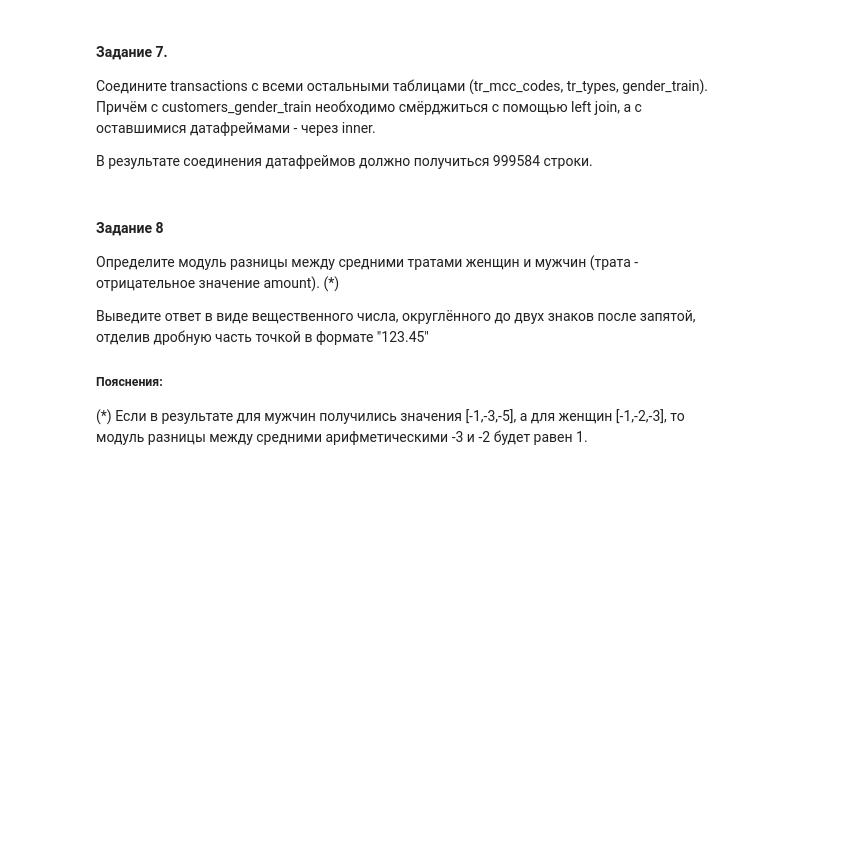
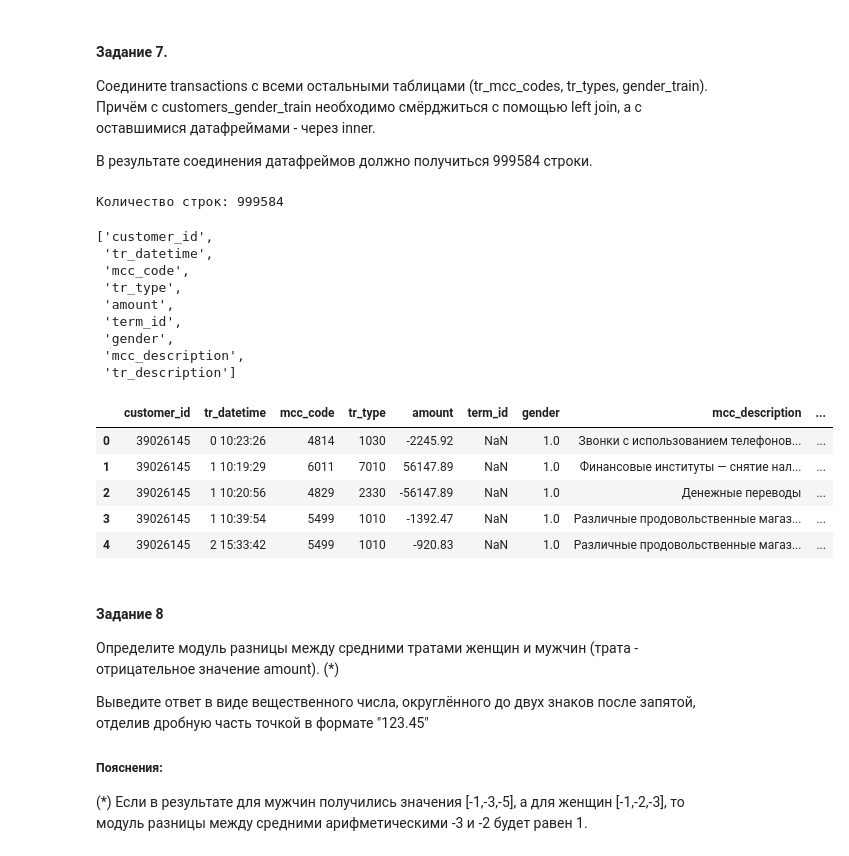
Before and after one commit to Kra7775-a/my, a Jupyter notebook: l3/tz/task_Pandas.ipynb, the cells around one changed output. Drawn from its saved outputs; the diff is of its cells as text; code cells hidden in the pictures; blank space fills up the shorter version.

```diff
--- a/l3/tz/task_Pandas.ipynb
+++ b/l3/tz/task_Pandas.ipynb
@@ -54,3 +179,18 @@ np.random.seed(242)
 # %% [markdown]
 ###***Информация для последующих заданий***
 - Для всех последующих заданий будем использовать обезличенные транзакционные банковские данные. Для этого считайте в переменные tr_mcc_codes, tr_types, transactions и gender_train из одноимённых таблиц из папки data. Для таблицы transactions используйте только первые n=1000000 строк. Обратите внимание на разделители внутри каждого из файлов - они могут различаться!
+# %%
+# Для последующих заданий — обезличенные транзакционные банковские данные.
+# Разделители внутри файлов различаются: в tr_types и tr_mcc_codes это ';',
+# в transactions и gender_train — ','. Из transactions берём первые n = 1 000 000 строк.
+N = 1_000_000
+
+transactions = pd.read_csv('./transactions.csv', nrows=N)
+tr_types = pd.read_csv('./tr_types.csv', sep=';')
+tr_mcc_codes = pd.read_csv('./tr_mcc_codes.csv', sep=';')
+gender_train = pd.read_csv('./gender_train.csv')
+
+for name, df in [('transactions', transactions), ('tr_types', tr_types),
+                 ('tr_mcc_codes', tr_mcc_codes), ('gender_train', gender_train)]:
+    print(name, df.shape)
+    display(df.head(3))
@@ -186,3 +420,30 @@ KeyError: 39026145
+# %%
+# gender_train — left join, tr_mcc_codes и tr_types — inner join
+joined = (transactions
+          .merge(gender_train, on='customer_id', how='left')
+          .merge(tr_mcc_codes, on='mcc_code', how='inner')
+          .merge(tr_types, on='tr_type', how='inner'))
+
+print('Количество строк:', len(joined))
+display(joined.columns.tolist())
+display(joined.head())
+# %% [output]
+Количество строк: 999584
+['customer_id',
+ 'tr_datetime',
+ 'mcc_code',
+ 'tr_type',
+ 'amount',
+ 'term_id',
+ 'gender',
+ 'mcc_description',
+ 'tr_description']
+|  | customer_id | tr_datetime | mcc_code | tr_type | amount | term_id | gender | mcc_description | ... |
+| 0 | 39026145 | 0 10:23:26 | 4814 | 1030 | -2245.92 | NaN | 1.0 | Звонки с использованием телефонов... | ... |
+| 1 | 39026145 | 1 10:19:29 | 6011 | 7010 | 56147.89 | NaN | 1.0 | Финансовые институты — снятие нал... | ... |
+| 2 | 39026145 | 1 10:20:56 | 4829 | 2330 | -56147.89 | NaN | 1.0 | Денежные переводы | ... |
+| 3 | 39026145 | 1 10:39:54 | 5499 | 1010 | -1392.47 | NaN | 1.0 | Различные продовольственные магаз... | ... |
+| 4 | 39026145 | 2 15:33:42 | 5499 | 1010 | -920.83 | NaN | 1.0 | Различные продовольственные магаз... | ... |
 # %% [markdown]
 #### **Задание 8**
 Определите модуль разницы между средними тратами женщин и мужчин (трата - отрицательное значение amount). (*)
```
Also changed, not shown: parts of 23 cells of this notebook, 1 other file.
